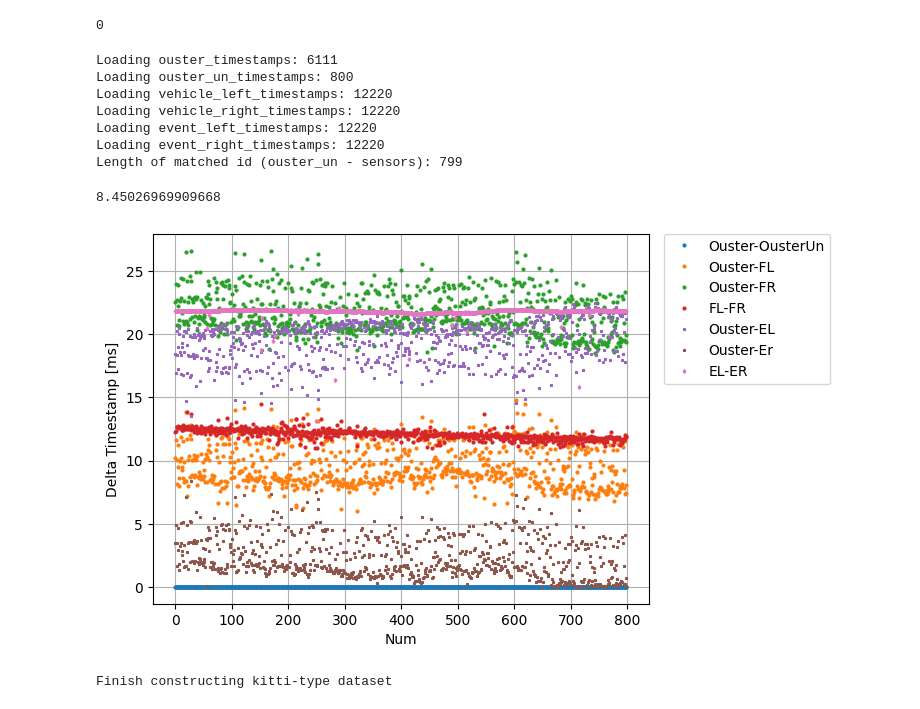
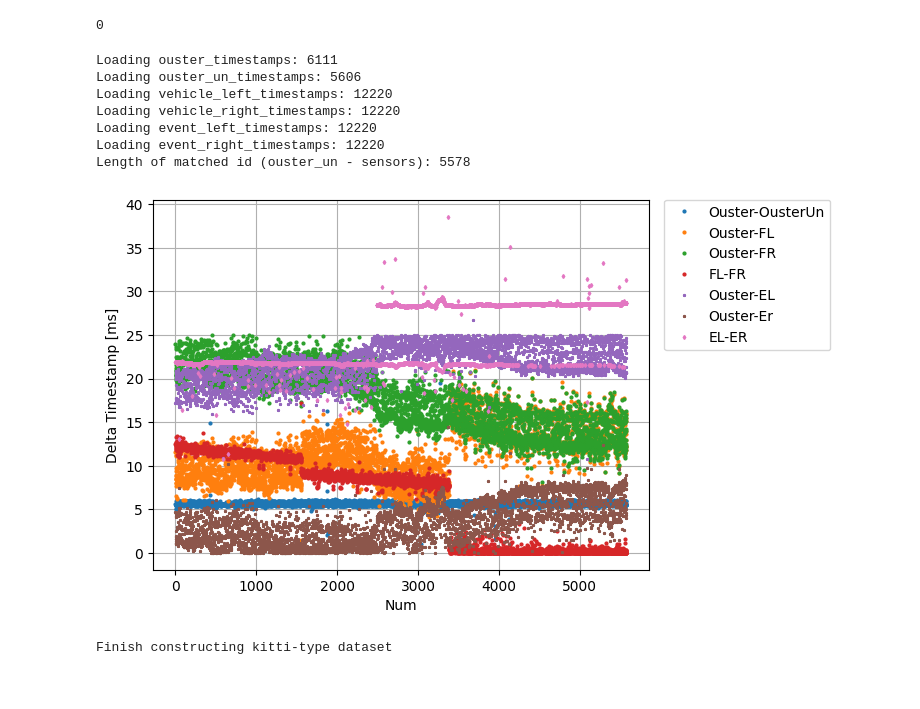
Before and after one commit to fusionportable/fusionportable_dataset_tools, a Jupyter notebook: write_data_to_kitti.ipynb, the cells around one changed output. Drawn from its saved outputs; the diff is of its cells as text; code cells hidden in the pictures.

```diff
--- a/write_data_to_kitti.ipynb
+++ b/write_data_to_kitti.ipynb
@@ -76,7 +76,7 @@ if 'ouster_points' in dataset_rostopic_msg_frameid_dict.keys():
 
 ##### Load timestamp from raw_data
 # Ouster_undistort at the ouster00 frame
-t_add = 0.0 # the timestamp of the ouster00_undistorted is at the time of the last point
+t_add = 0.08 # the timestamp of the ouster00_undistorted is at the time of the last point approximate to 0.08s
 if 'ouster_points_undistorted' in algorithm_rostopic_msg_frameid_dict.keys():
   ouster_un_timestamps = file_loader.load_timestamp(os.path.join(alg_result_path, 'ouster00_undistort/points/timestamps.txt'))
   print('Loading ouster_un_timestamps: {}'.format(len(ouster_un_timestamps)))
@@ -107,12 +107,15 @@ if 'event_right_image' in dataset_rostopic_msg_frameid_dict.keys():
 
 ##### Match synchronized timestamps
 matched_id_ouster_sensors = []
+th_ouster_ousterun = 0.02
+th_ouster_fc, th_fl_fr = 0.05, 0.03
+th_ouster_ec, th_el_er = 0.05, 0.05
 for id, time in enumerate(ouster_timestamps):
   ouster_un_time, ouster_id = find_closest_element_sorted(ouster_un_timestamps, time + t_add)
   fl_time, fl_id = find_closest_element_sorted(frame_left_image_timestamps, time)
-  fr_time, fr_id = find_closest_element_sorted(frame_right_image_timestamps, fl_time)
+  fr_time, fr_id = find_closest_element_sorted(frame_right_image_timestamps, time)
   el_time, el_id = find_closest_element_sorted(event_left_image_timestamps, time)
-  er_time, er_id = find_closest_element_sorted(event_right_image_timestamps, el_time)
+  er_time, er_id = find_closest_element_sorted(event_right_image_timestamps, time)
 
   # Not include event cameras
   # if abs(time - ouster_un_time) < 0.1:
@@ -120,56 +123,54 @@ for id, time in enumerate(ouster_timestamps):
   #     matched_id_ouster_sensors.append([id, ouster_id, fl_id, fr_id])
 
   # Include event cameras
-  if abs(time + t_add - ouster_un_time) < 0.01:
-    if abs(time - fl_time) < 0.03 and abs(time - fr_time) < 0.03 and abs(fl_time - fr_time) < 0.03:
-      if abs(time - el_time) < 0.05 and abs(time - er_time) < 0.05 and abs(el_time - er_time) < 0.03:
+  if abs(time + t_add - ouster_un_time) < th_ouster_ousterun:
+    if abs(time - fl_time) < th_ouster_fc and abs(time - fr_time) < th_ouster_fc and abs(fl_time - fr_time) < th_fl_fr:
+      if abs(time - el_time) < th_ouster_fc and abs(time - er_time) < th_ouster_fc and abs(el_time - er_time) < th_el_er:
         matched_id_ouster_sensors.append([id, ouster_id, fl_id, fr_id, el_id, er_id])
 
 print('Length of matched id (ouster_un - sensors): {}'.format(len(matched_id_ouster_sensors)))
 # %% [output]
 Loading ouster_timestamps: 6111
-Loading ouster_un_timestamps: 800
+Loading ouster_un_timestamps: 5606
 Loading vehicle_left_timestamps: 12220
 Loading vehicle_right_timestamps: 12220
 Loading event_left_timestamps: 12220
 Loading event_right_timestamps: 12220
-Length of matched id (ouster_un - sensors): 799
+Length of matched id (ouster_un - sensors): 5578
 # %%
 ##### Analyze matched timestamps
 if len(matched_id_ouster_sensors) > 0:
   import matplotlib.pyplot as plt
   num = [i for i in range(0, len(matched_id_ouster_sensors))]
 
   dt_ouster_ousterun = [1e3 * abs(ouster_timestamps[mid[0]] + t_add - ouster_un_timestamps[mid[1]]) for mid in matched_id_ouster_sensors]
   plt.plot(num, dt_ouster_ousterun, label='Ouster-OusterUn', marker='o', markersize=2, linestyle='none')
 
   dt_ouster_fl = [1e3 * abs(ouster_timestamps[mid[0]] - frame_left_image_timestamps[mid[2]]) for mid in matched_id_ouster_sensors]
+  plt.plot(num, dt_ouster_fl, label='Ouster-FL', marker='o', markersize=2, linestyle='none')
   dt_ouster_fr = [1e3 * abs(ouster_timestamps[mid[0]] - frame_right_image_timestamps[mid[3]]) for mid in matched_id_ouster_sensors]
+  plt.plot(num, dt_ouster_fr, label='Ouster-FR', marker='o', markersize=2, linestyle='none')
   dt_fl_fr = [1e3 * abs(frame_left_image_timestamps[mid[2]] - frame_right_image_timestamps[mid[3]]) for mid in matched_id_ouster_sensors]
-  plt.plot(num, dt_ouster_fl, label='Ouster-FL', marker='o', markersize=2, linestyle='none')
-  plt.plot(num, dt_ouster_fr, label='Ouster-FR', marker='o', markersize=2, linestyle='none')
   plt.plot(num, dt_fl_fr, label='FL-FR', marker='o', markersize=2, linestyle='none')
 
   if len(matched_id_ouster_sensors[0]) == 6:
     dt_ouster_el = [1e3 * abs(ouster_timestamps[mid[0]] - event_left_image_timestamps[mid[4]]) for mid in matched_id_ouster_sensors]
+    plt.plot(num, dt_ouster_el, label='Ouster-EL', marker='*', markersize=2, linestyle='none')
     dt_ouster_er = [1e3 * abs(ouster_timestamps[mid[0]] - event_right_image_timestamps[mid[5]]) for mid in matched_id_ouster_sensors]
+    plt.plot(num, dt_ouster_er, label='Ouster-Er', marker='*', markersize=2, linestyle='none')
     dt_el_er = [1e3 * abs(event_left_image_timestamps[mid[4]] - event_right_image_timestamps[mid[5]]) for mid in matched_id_ouster_sensors]
-    num = [i for i in range(0, len(matched_id_ouster_sensors))]
-    plt.plot(num, dt_ouster_el, label='Ouster-EL', marker='*', markersize=2, linestyle='none')
-    plt.plot(num, dt_ouster_er, label='Ouster-Er', marker='*', markersize=2, linestyle='none')
     plt.plot(num, dt_el_er, label='EL-ER', marker='d', markersize=2, linestyle='none')
 
   plt.xlabel('Num')
   plt.ylabel('Delta Timestamp [ms]')
   plt.legend(loc='upper right', bbox_to_anchor=(1.38, 1.02))
   plt.grid(True)
   plt.show()
 
   # for mid in matched_id_ouster_sensors[:5]:
   #   print(ouster_timestamps[mid[0]], ouster_un_timestamps[mid[1]], 1e3 * abs(ouster_timestamps[mid[0]] - ouster_un_timestamps[mid[1]]))
 # %% [output]
-8.45026969909668
-[figure, old version]
+[figure, new version]
 # %%
 def rewrite_undistort_image(old_path, new_path, camera):
   import cv2
```
Also changed, not shown: parts of 1 cell of this notebook, 1 other file.
